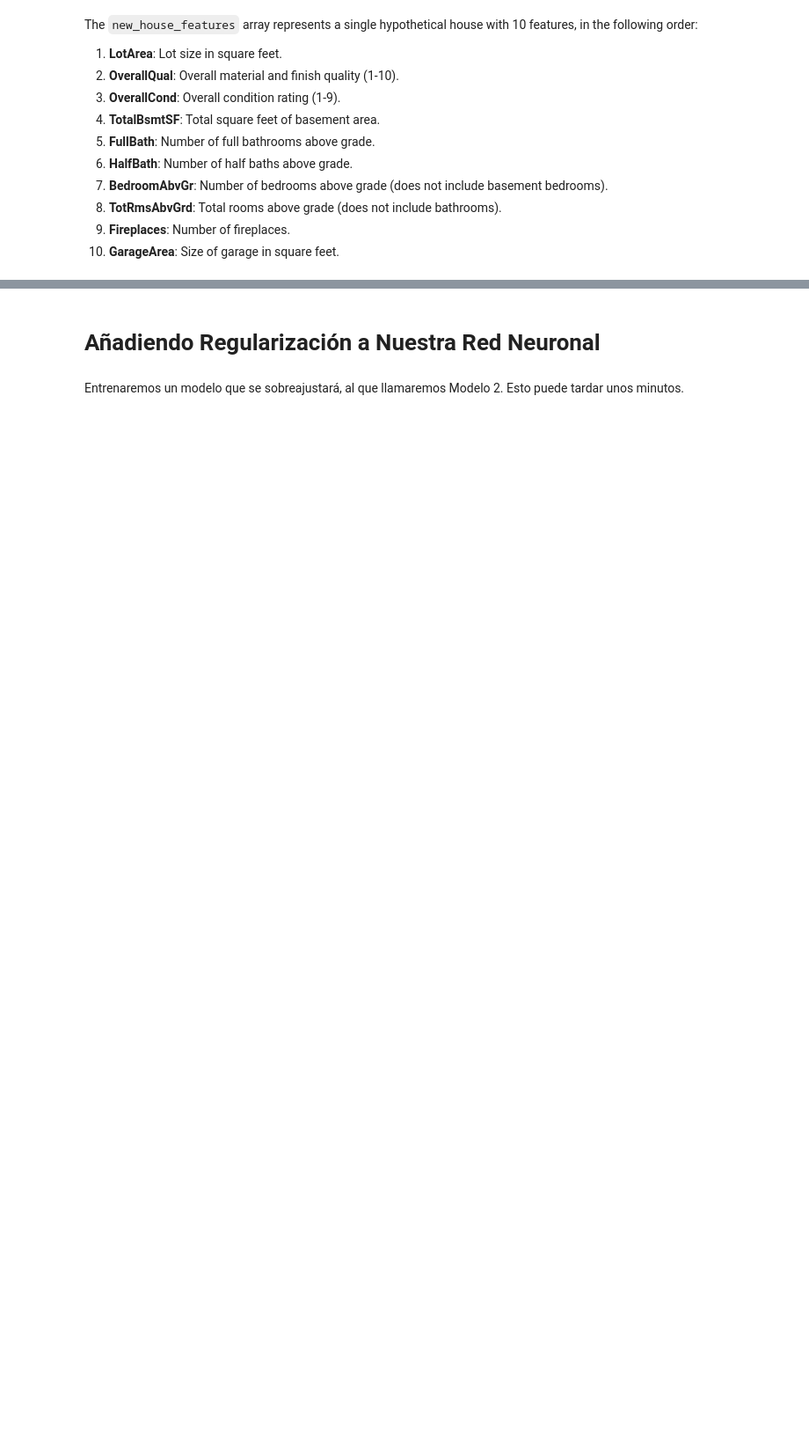
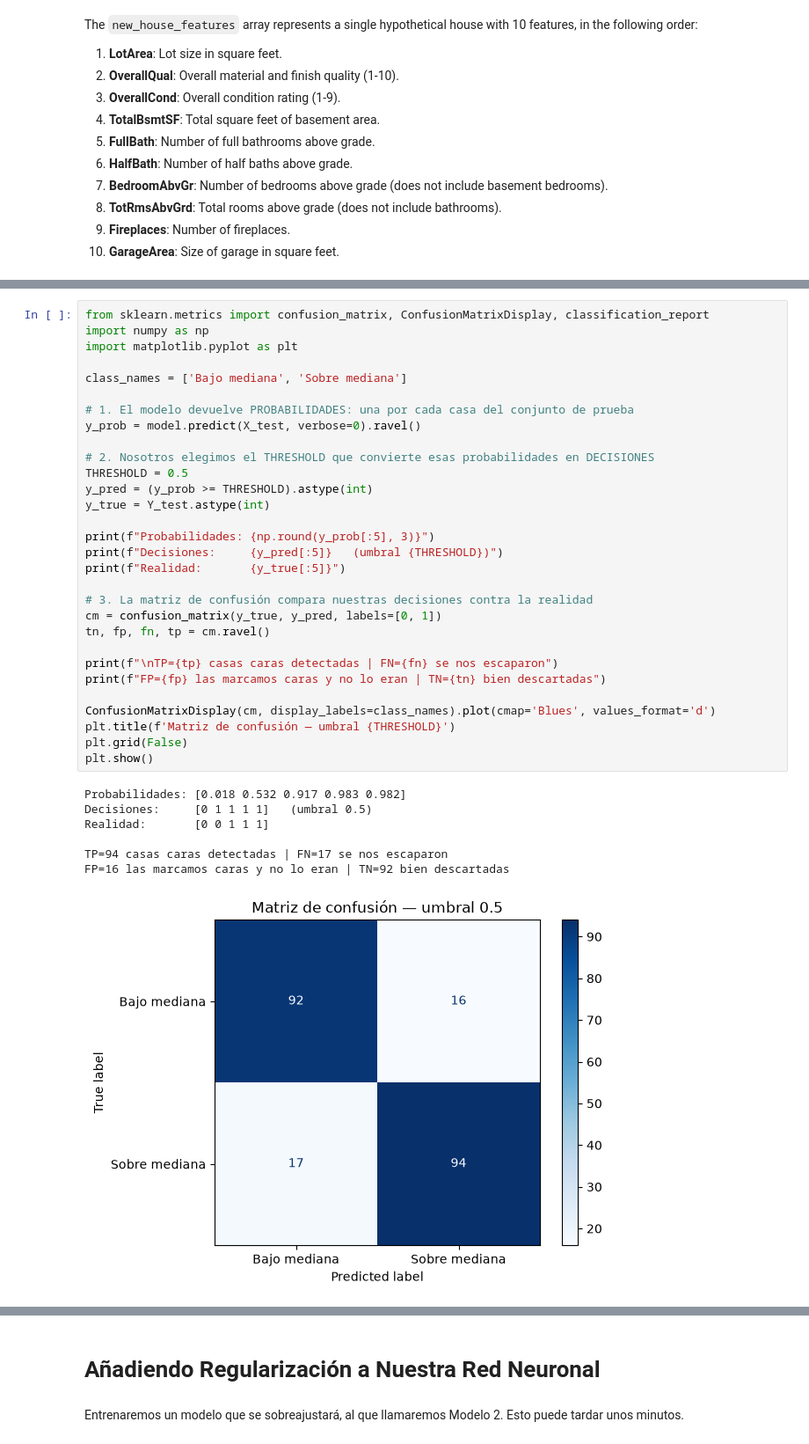
Before and after one commit to austral-ing-ai/talksmith-ing, a Jupyter notebook: missions/clase3/house-prices.ipynb, the cells around one changed output, grey strips where cells are left out. Shown at 88% size. Drawn from its saved outputs; the diff is of its cells as text; blank space fills up the shorter version.

```diff
--- a/missions/clase3/house-prices.ipynb
+++ b/missions/clase3/house-prices.ipynb
@@ -301,0 +311,38 @@ The model predicts that the price of this house will be above the median value.
+# %%
+from sklearn.metrics import confusion_matrix, ConfusionMatrixDisplay, classification_report
+import numpy as np
+import matplotlib.pyplot as plt
+
+class_names = ['Bajo mediana', 'Sobre mediana']
+
+# 1. El modelo devuelve PROBABILIDADES: una por cada casa del conjunto de prueba
+y_prob = model.predict(X_test, verbose=0).ravel()
+
+# 2. Nosotros elegimos el THRESHOLD que convierte esas probabilidades en DECISIONES
+THRESHOLD = 0.5
+y_pred = (y_prob >= THRESHOLD).astype(int)
+y_true = Y_test.astype(int)
+
+print(f"Probabilidades: {np.round(y_prob[:5], 3)}")
+print(f"Decisiones:     {y_pred[:5]}   (umbral {THRESHOLD})")
+print(f"Realidad:       {y_true[:5]}")
+
+# 3. La matriz de confusión compara nuestras decisiones contra la realidad
+cm = confusion_matrix(y_true, y_pred, labels=[0, 1])
+tn, fp, fn, tp = cm.ravel()
+
+print(f"\nTP={tp} casas caras detectadas | FN={fn} se nos escaparon")
+print(f"FP={fp} las marcamos caras y no lo eran | TN={tn} bien descartadas")
+
+ConfusionMatrixDisplay(cm, display_labels=class_names).plot(cmap='Blues', values_format='d')
+plt.title(f'Matriz de confusión — umbral {THRESHOLD}')
+plt.grid(False)
+plt.show()
+# %% [output]
+Probabilidades: [0.018 0.532 0.917 0.983 0.982]
+Decisiones:     [0 1 1 1 1]   (umbral 0.5)
+Realidad:       [0 0 1 1 1]
+
+TP=94 casas caras detectadas | FN=17 se nos escaparon
+FP=16 las marcamos caras y no lo eran | TN=92 bien descartadas
+[figure, added]
```
Also changed, not shown: parts of 32 cells of this notebook.
